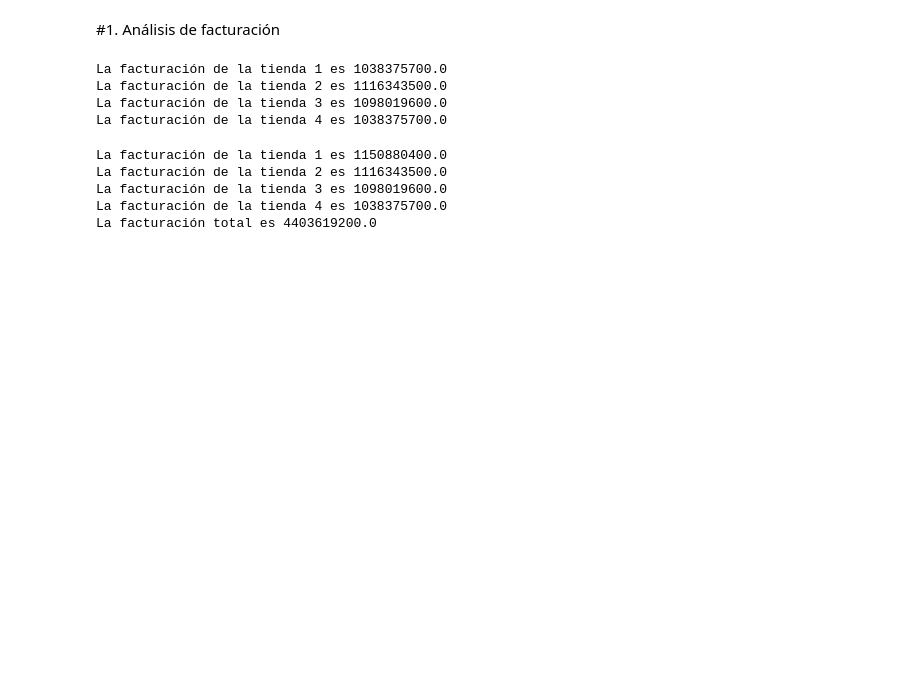
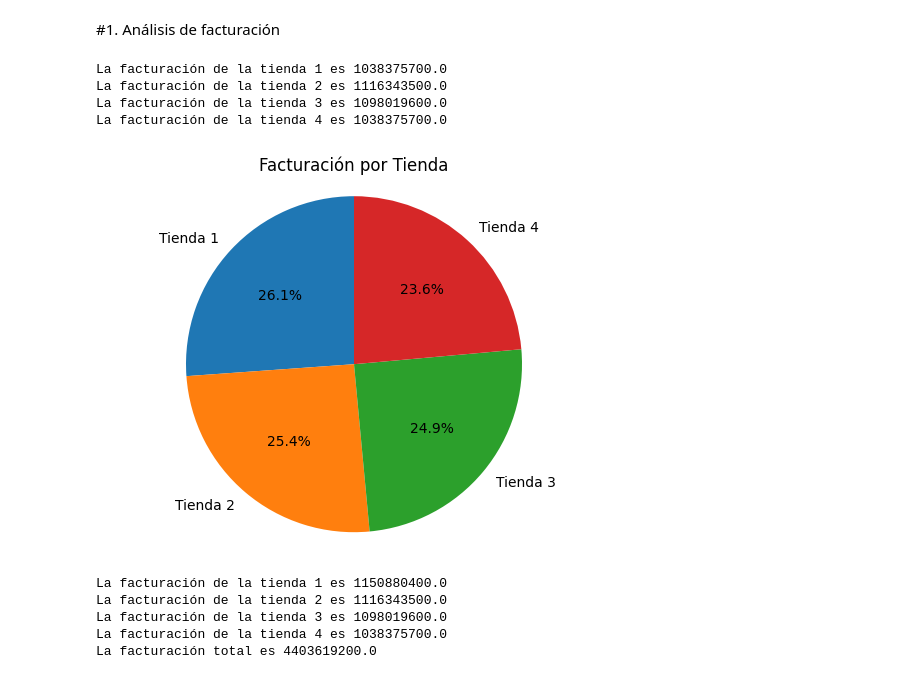
Before and after one commit to sallylpez/Desafio_Alura_Data_science, a Jupyter notebook: AluraStoreLatam.ipynb, the cells around one changed output. Drawn from its saved outputs; the diff is of its cells as text; code cells hidden in the pictures; blank space fills up the shorter version.

```diff
--- a/AluraStoreLatam.ipynb
+++ b/AluraStoreLatam.ipynb
@@ -92,6 +92,15 @@ La facturación de la tienda 1 es 1038375700.0
 La facturación de la tienda 2 es 1116343500.0
 La facturación de la tienda 3 es 1098019600.0
 La facturación de la tienda 4 es 1038375700.0
+# %%
+labels = ['Tienda 1', 'Tienda 2', 'Tienda 3', 'Tienda 4']
+sizes = [facturacion_tienda1, facturacion_tienda2, facturacion_tienda3, facturacion_tienda4]
+plt.pie(sizes, labels=labels, autopct='%1.1f%%', startangle=90)
+plt.title('Facturación por Tienda')
+plt.axis('equal')
+plt.show()
+# %% [output]
+[figure, added]
 # %%
 facturacion_tienda1 = tienda['Precio'].astype(float).sum()
 facturacion_tienda2 = tienda2['Precio'].astype(float).sum()
```
Also changed, not shown: parts of 2 cells of this notebook.
